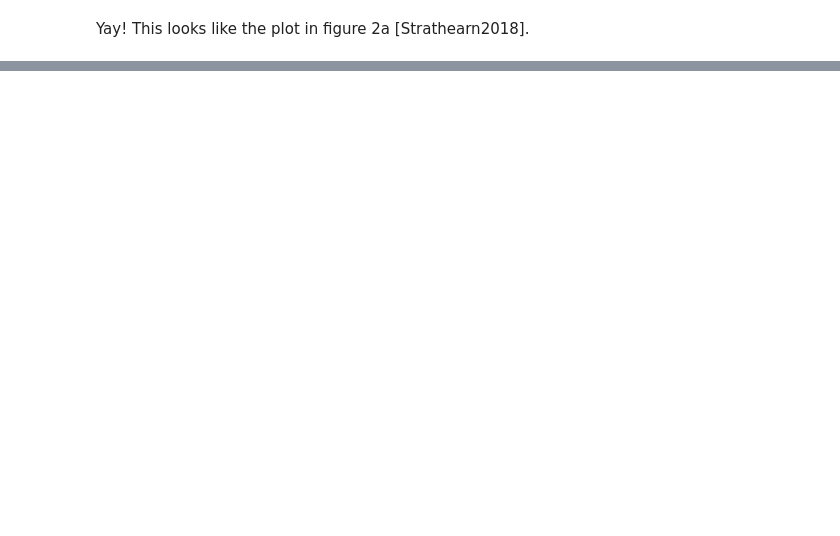
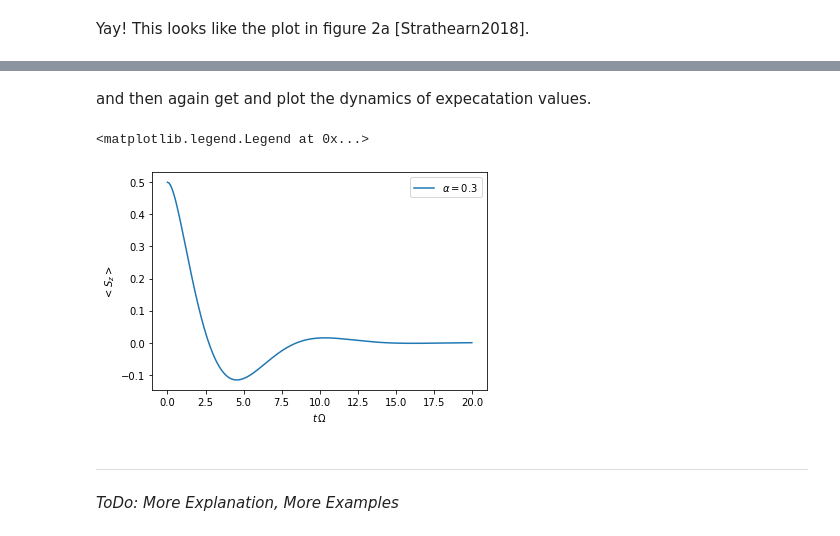
Before and after one commit to tempoCollaboration/OQuPy, a Jupyter notebook: tutorial.ipynb, the cells around one changed output, grey strips where cells are left out. Drawn from its saved outputs; the diff is of its cells as text; code cells hidden in the pictures; blank space fills up the shorter version.

```diff
--- a/tutorial.ipynb
+++ b/tutorial.ipynb
@@ -108,0 +171,14 @@ Yay! This looks like the plot in figure 2a [Strathearn2018].
+# %% [markdown]
+and then again get and plot the dynamics of expecatation values.
+# %%
+dynamics_A_2 = tempo_A.get_dynamics()
+plt.plot(*dynamics_A_2.expectations(0.5*tempo.operators.sigma("z"),real=True), label=r'$\alpha=0.3$')
+plt.xlabel(r'$t\,\Omega$')
+plt.ylabel(r'$<S_z>$')
+plt.legend()
+# %% [output]
+<matplotlib.legend.Legend at 0x...>
+[figure, added]
+# %% [markdown]
+-------------------------------------------------
+*ToDo: More Explanation, More Examples*
```
Also changed, not shown: parts of 23 cells of this notebook.
